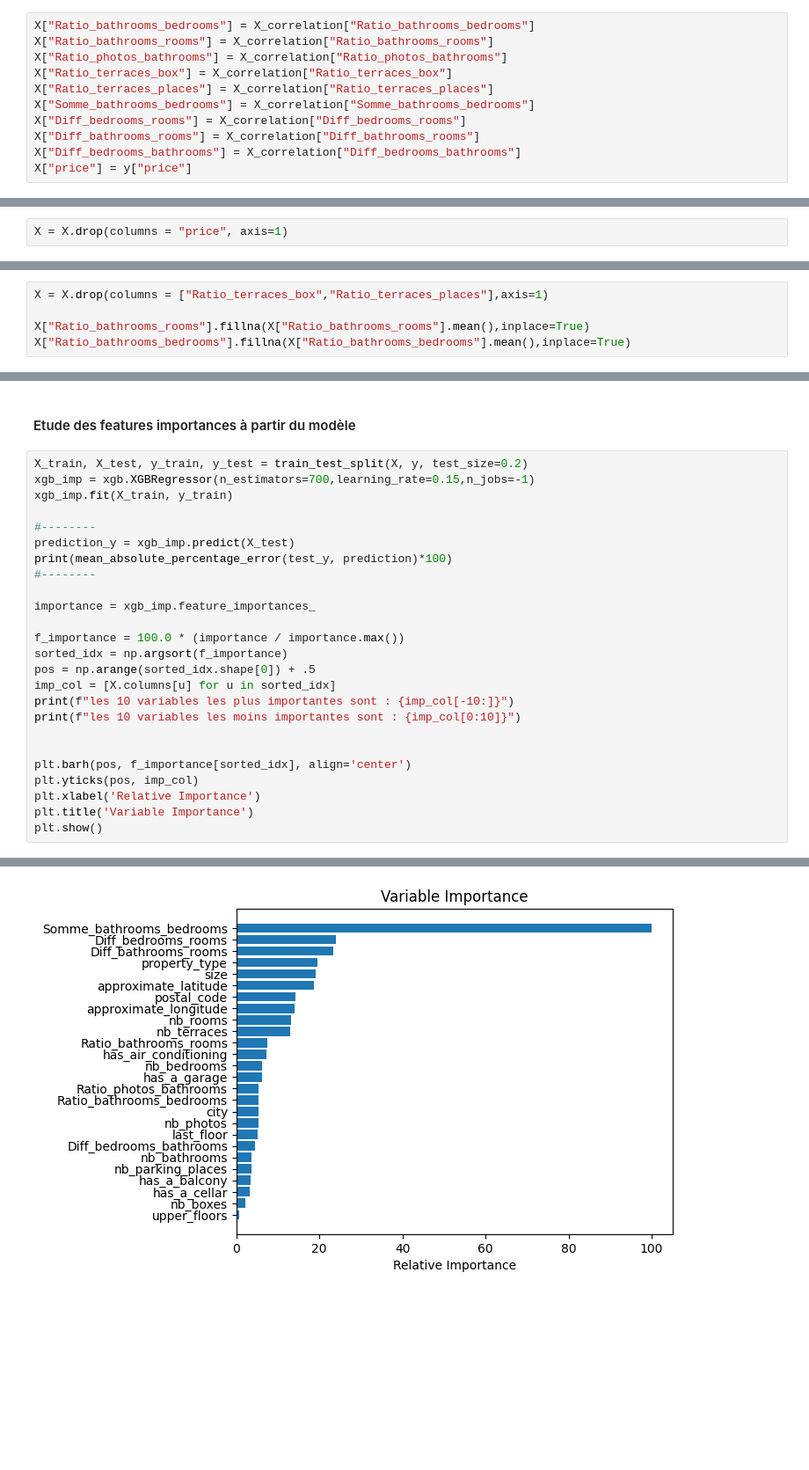
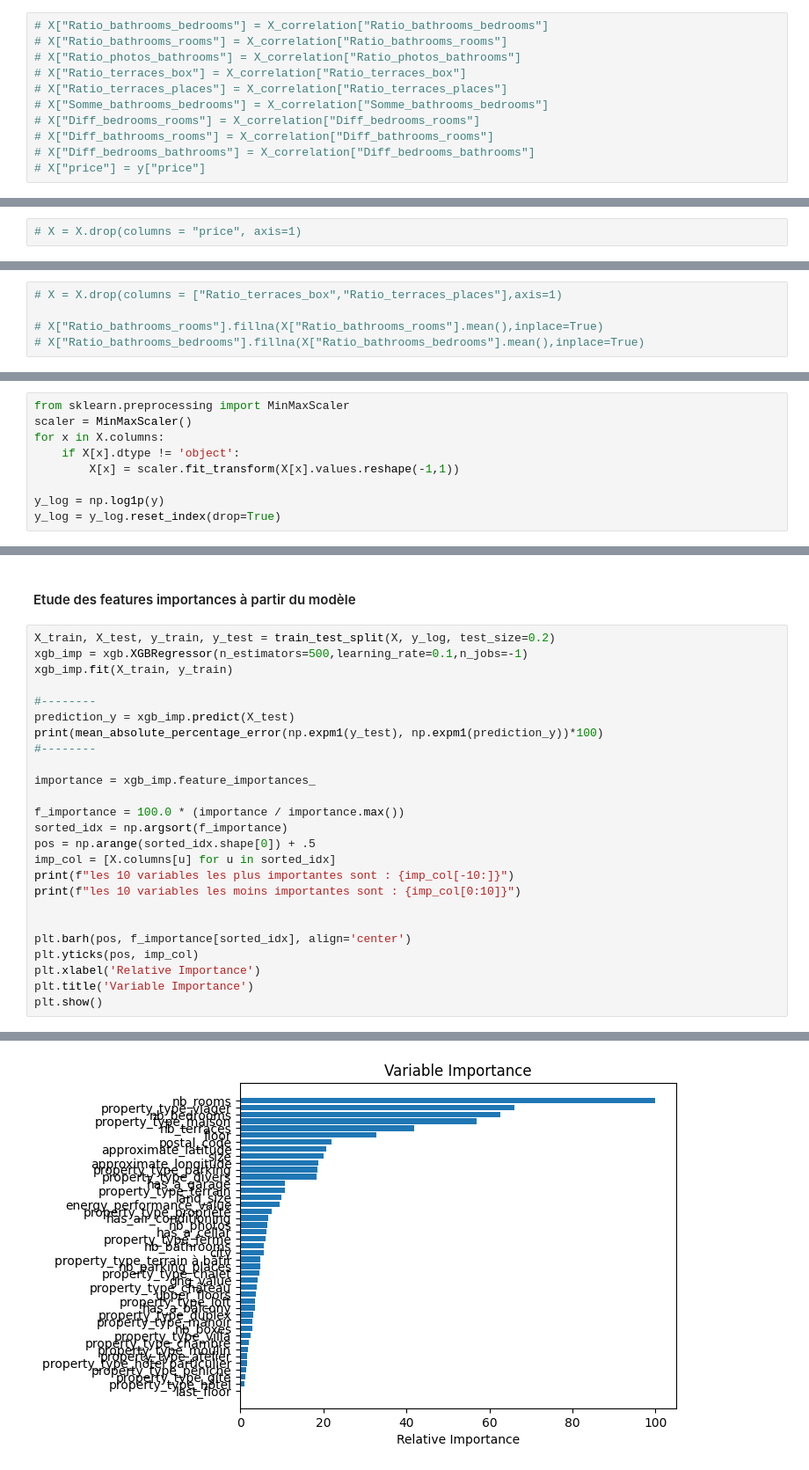
Before and after one commit to Clemflannagahn/STASC, a Jupyter notebook: Features_engineering/Traitement_dataset_CA.ipynb, the cells around one changed output, grey strips where cells are left out. Shown at 88% size. Cells and saved outputs as stored; diff of their text form; blank space fills up the shorter version.

```diff
--- a/Features_engineering/Traitement_dataset_CA.ipynb
+++ b/Features_engineering/Traitement_dataset_CA.ipynb
@@ -201,16 +198,16 @@ plt.show()
 # %% [markdown]
 > Dans les tentatives de rajout, les colonnes qui semblent intéressantes sont : Somme_bathrooms_bedrooms, Ratio_terraces_places, Ratio_terraces_box, Ratio_photos_bathrooms, Ratio_bathrooms_rooms, Ratio_bathrooms_bedrooms, Diff_bedrooms_rooms, Diff_bathrooms_rooms, Diff_bedrooms_bathrooms. On les rajoute alors à X et on recalcule une heatmap :
 # %%
-X["Ratio_bathrooms_bedrooms"] = X_correlation["Ratio_bathrooms_bedrooms"]
-X["Ratio_bathrooms_rooms"] = X_correlation["Ratio_bathrooms_rooms"]
-X["Ratio_photos_bathrooms"] = X_correlation["Ratio_photos_bathrooms"]
-X["Ratio_terraces_box"] = X_correlation["Ratio_terraces_box"]
-X["Ratio_terraces_places"] = X_correlation["Ratio_terraces_places"]
-X["Somme_bathrooms_bedrooms"] = X_correlation["Somme_bathrooms_bedrooms"]
-X["Diff_bedrooms_rooms"] = X_correlation["Diff_bedrooms_rooms"]
-X["Diff_bathrooms_rooms"] = X_correlation["Diff_bathrooms_rooms"]
-X["Diff_bedrooms_bathrooms"] = X_correlation["Diff_bedrooms_bathrooms"]
-X["price"] = y["price"]
+# X["Ratio_bathrooms_bedrooms"] = X_correlation["Ratio_bathrooms_bedrooms"]
+# X["Ratio_bathrooms_rooms"] = X_correlation["Ratio_bathrooms_rooms"]
+# X["Ratio_photos_bathrooms"] = X_correlation["Ratio_photos_bathrooms"]
+# X["Ratio_terraces_box"] = X_correlation["Ratio_terraces_box"]
+# X["Ratio_terraces_places"] = X_correlation["Ratio_terraces_places"]
+# X["Somme_bathrooms_bedrooms"] = X_correlation["Somme_bathrooms_bedrooms"]
+# X["Diff_bedrooms_rooms"] = X_correlation["Diff_bedrooms_rooms"]
+# X["Diff_bathrooms_rooms"] = X_correlation["Diff_bathrooms_rooms"]
+# X["Diff_bedrooms_bathrooms"] = X_correlation["Diff_bedrooms_bathrooms"]
+# X["price"] = y["price"]
 # %%
 plt.figure(figsize=(12,10))
 cor = X.corr()
@@ -221,5 +218,5 @@ plt.show()
 # %%
-X = X.drop(columns = "price", axis=1)
+# X = X.drop(columns = "price", axis=1)
 # %% [markdown]
 > On vérifie le taux de données manquantes dans les colonnes nouvellement créées
 # %%
@@ -242,10 +235,10 @@ ratio_val_manquantes.sort_values(by = "Ratio de valeurs manquantes",ascending =
 # %% [markdown]
 > On choisit alors de drop les colonnes Ratio_terraces_box et Ratio_terraces_places (car taux de valeurs manquantes >50%), et pour les deux autres colonnes on remplace par la moyenne les données manquantes
 # %%
-X = X.drop(columns = ["Ratio_terraces_box","Ratio_terraces_places"],axis=1)
+# X = X.drop(columns = ["Ratio_terraces_box","Ratio_terraces_places"],axis=1)
 
-X["Ratio_bathrooms_rooms"].fillna(X["Ratio_bathrooms_rooms"].mean(),inplace=True)
-X["Ratio_bathrooms_bedrooms"].fillna(X["Ratio_bathrooms_bedrooms"].mean(),inplace=True)
+# X["Ratio_bathrooms_rooms"].fillna(X["Ratio_bathrooms_rooms"].mean(),inplace=True)
+# X["Ratio_bathrooms_bedrooms"].fillna(X["Ratio_bathrooms_bedrooms"].mean(),inplace=True)
 # %% [markdown]
 > On remplace ensuite les valeurs infinies par des zéros
 # %%
@@ -302,3 +292,12 @@ sns.relplot(x="approximate_longitude", y="approximate_latitude", hue = "Cluster"
 # %% [markdown]
 ## Création d'un modèle de XGBoost
+# %%
+from sklearn.preprocessing import MinMaxScaler
+scaler = MinMaxScaler()
+for x in X.columns:
+    if X[x].dtype != 'object':
+        X[x] = scaler.fit_transform(X[x].values.reshape(-1,1))
+
+y_log = np.log1p(y)
+y_log = y_log.reset_index(drop=True)
 # %%
@@ -323,13 +322,13 @@ mean_absolute_percentage_error(test_y, prediction)*100
 # %% [markdown]
 #### Etude des features importances à partir du modèle
 # %%
-X_train, X_test, y_train, y_test = train_test_split(X, y, test_size=0.2)
-xgb_imp = xgb.XGBRegressor(n_estimators=700,learning_rate=0.15,n_jobs=-1)
+X_train, X_test, y_train, y_test = train_test_split(X, y_log, test_size=0.2)
+xgb_imp = xgb.XGBRegressor(n_estimators=500,learning_rate=0.1,n_jobs=-1)
 xgb_imp.fit(X_train, y_train)
 
 #--------
 prediction_y = xgb_imp.predict(X_test)
-print(mean_absolute_percentage_error(test_y, prediction)*100)
+print(mean_absolute_percentage_error(np.expm1(y_test), np.expm1(prediction_y))*100)
 #--------
 
 importance = xgb_imp.feature_importances_
@@ -354 +353 @@ les 10 variables les moins importantes sont : ['upper_floors', 'nb_boxes', 'has_
-[figure, old version]
+[figure, new version]
```
Also changed, not shown: parts of 30 cells of this notebook, 1 other file.
